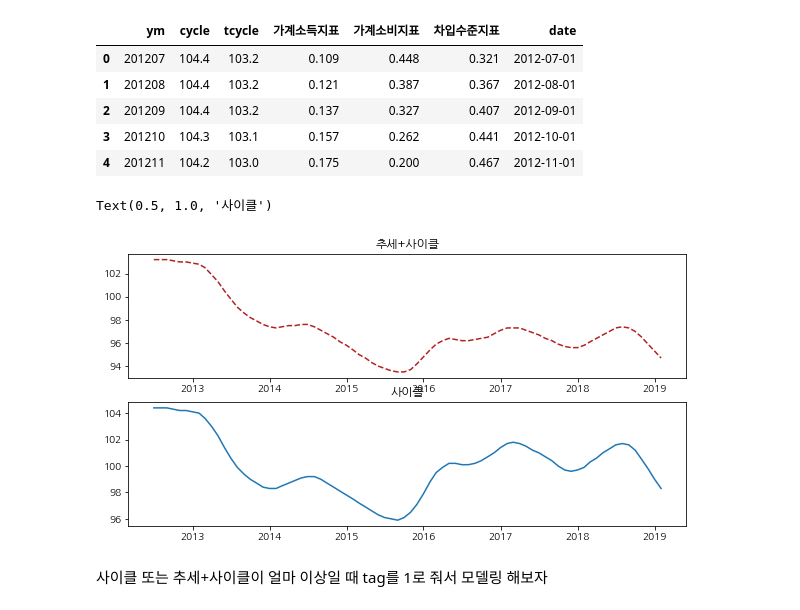
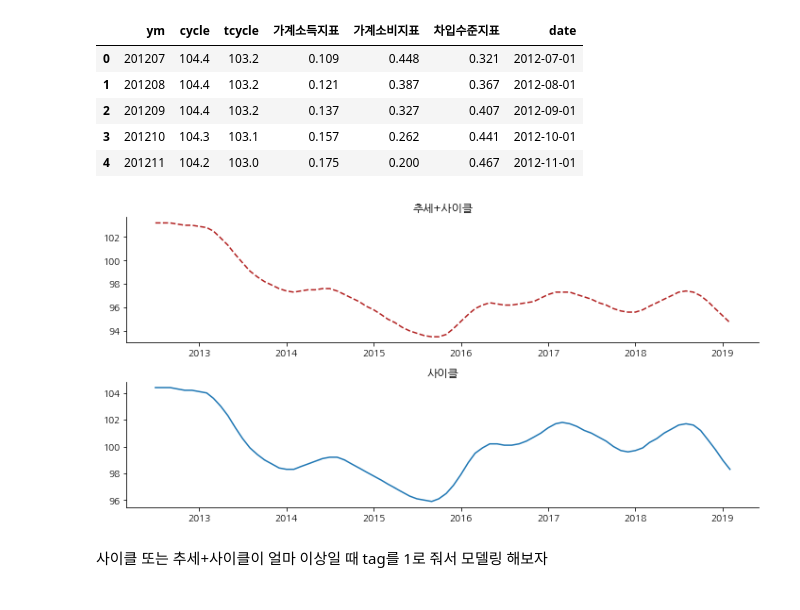
Before and after one commit to jeonghyunwoo/pub_data, a Jupyter notebook: social_doc2vec.ipynb, the cells around one changed output. Cells and saved outputs as stored; diff of their text form; code cells hidden in the pictures.

```diff
--- a/social_doc2vec.ipynb
+++ b/social_doc2vec.ipynb
@@ -336,14 +363,20 @@ plt.rcParams['font.family'] = 'NanumGothic'
 # %%
 plt.figure(figsize=(10,5))
-plt.subplot(2,1,1)
+plt.subplot(211)
 plt.plot_date('date','tcycle',fmt='--',data=bs,color='firebrick')
 plt.title('추세+사이클')
-plt.subplot(2,1,2)
+ax = plt.gca()
+ax.spines['top'].set_visible(False)
+ax.spines['right'].set_visible(False)
+plt.subplot(212)
 plt.plot_date('date','cycle',fmt='-',data=bs)
 plt.title('사이클')
+ax = plt.gca()
+ax.spines['top'].set_visible(False)
+ax.spines['right'].set_visible(False)
+plt.tight_layout()
 # %% [output]
-Text(0.5, 1.0, '사이클')
-[figure, old version]
+[figure, new version]
 # %% [markdown]
 사이클 또는 추세+사이클이 얼마 이상일 때 tag를 1로 줘서 모델링 해보자
 # %% [markdown]
```
Also changed, not shown: parts of 37 cells of this notebook.
